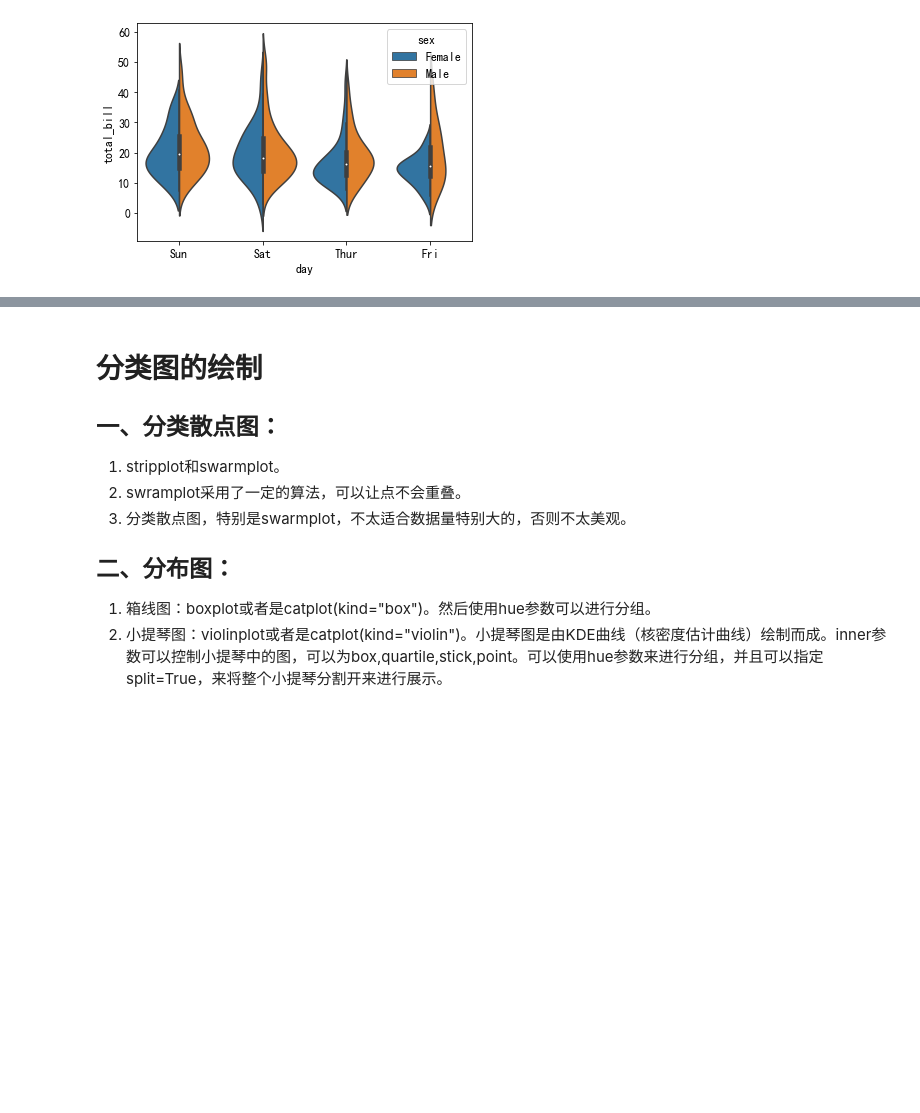
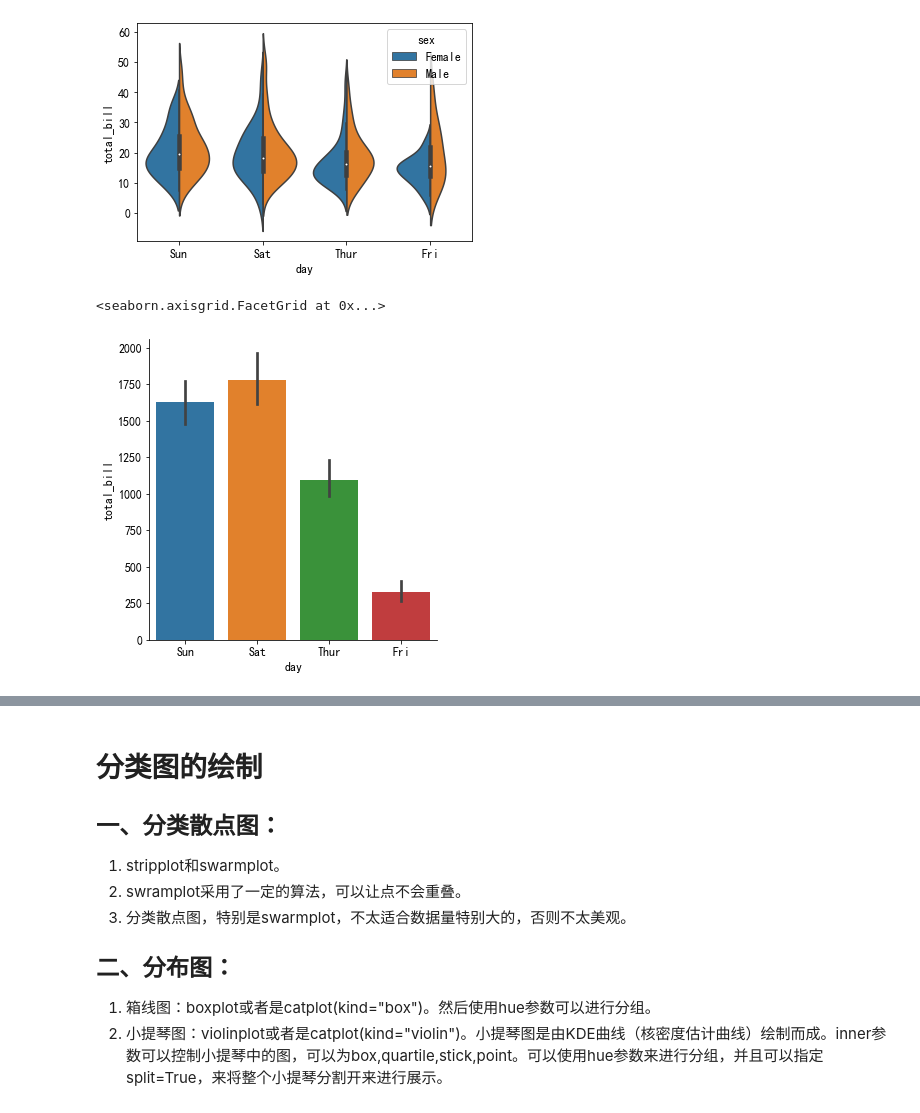
Before and after one commit to ruiliulin/llrshuju, a Jupyter notebook: Seaborn/lesson_02 分类绘图.ipynb, the cells around one changed output, grey strips where cells are left out. Drawn from its saved outputs; the diff is of its cells as text; code cells hidden in the pictures; blank space fills up the shorter version.

```diff
--- a/Seaborn/lesson_02 分类绘图.ipynb
+++ b/Seaborn/lesson_02 分类绘图.ipynb
@@ -73,3 +73,11 @@ sns.violinplot(x="day", y="total_bill", data=tips, hue="sex", split=True)
 # %% [output]
 <matplotlib.axes._subplots.AxesSubplot at 0x...>
 [figure]
+# %%
+# 条形图
+# 黑线代表95%的置信区间
+# estimator=函数 更改函数类型
+sns.catplot(x="day", y="total_bill", data=tips, kind="bar", estimator=sum)
+# %% [output]
+<seaborn.axisgrid.FacetGrid at 0x...>
+[figure, added]
```
Also changed, not shown: parts of 3 cells of this notebook, 2 other files.
